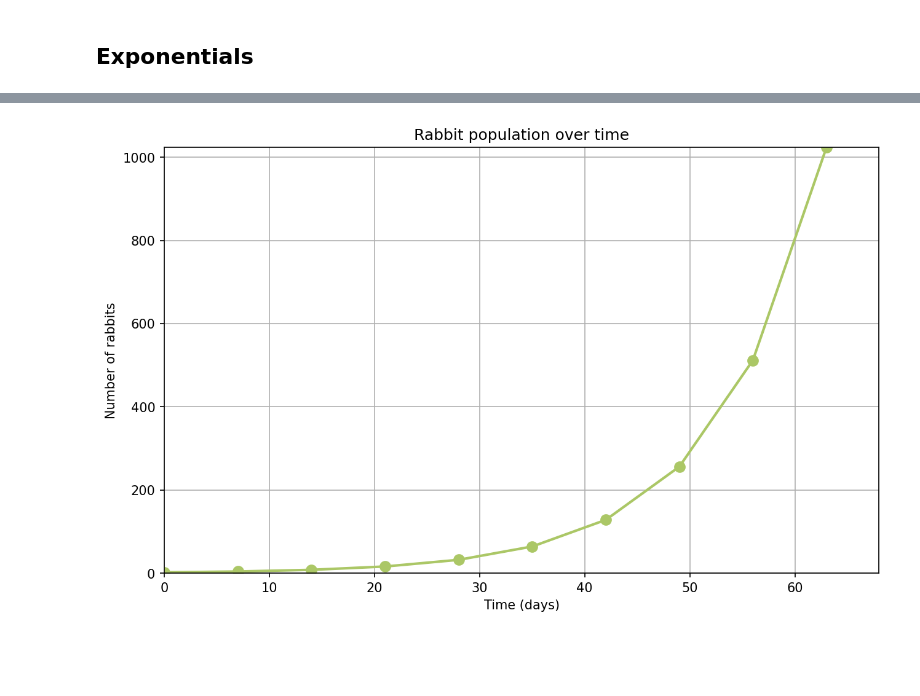
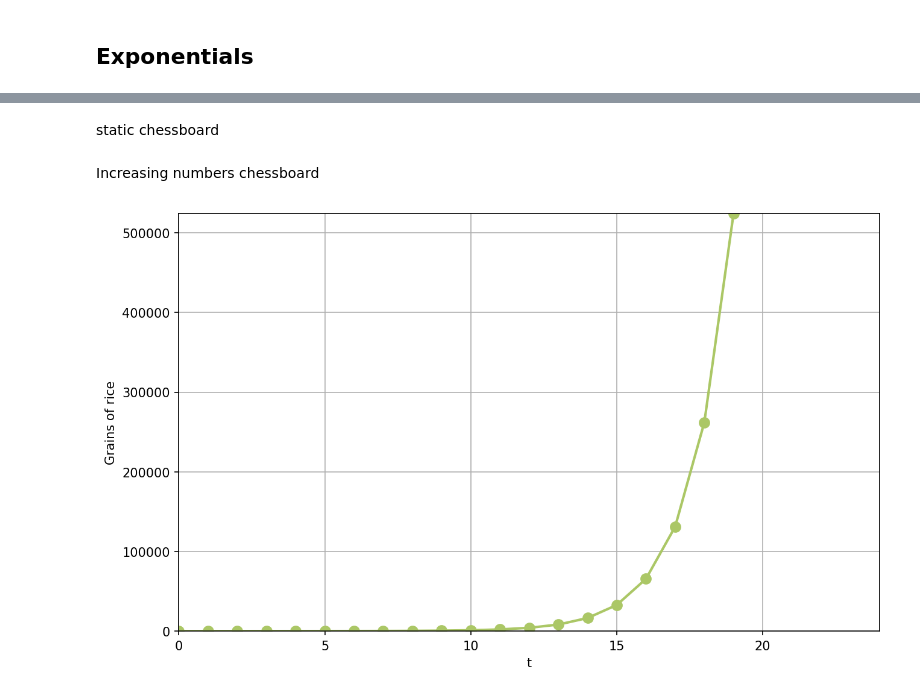
Before and after one commit to Bea-Taylor/CASA007_lectures, a Jupyter notebook: L2_graphics.ipynb, the cells around one changed output, grey strips where cells are left out. Cells and saved outputs as stored; diff of their text form; code cells hidden in the pictures; blank space fills up the shorter version.

```diff
--- a/L2_graphics.ipynb
+++ b/L2_graphics.ipynb
@@ -378,6 +380,8 @@ frames[0].save(
     loop=1,
     transparency=0
 )
+# %% [markdown]
+static chessboard
 # %%
 board_size = 8
 
@@ -428,3 +432,5 @@ ax.set_aspect('equal')
 # Save as PNG
 plt.savefig('L2_images/chessboard_numbers.png', dpi=200, transparent=True)
 plt.close()
+# %% [markdown]
+Increasing numbers chessboard
@@ -431,40 +513,40 @@ plt.close()
 # %%
 # Parameters
-N0 = 2         # initial number of rabbits
-doubling_days = 7
-num_points = 10  # number of points to show
+N0 = 1         # initial number of grains of rice
+doubling_days = 1
+num_points = 20  # number of points to show
 
 # Generate discrete time points (every 7 days)
 t_points = np.arange(0, doubling_days * num_points, doubling_days)
 N_points = N0 * 2**(t_points // doubling_days)
 
 # Set up figure
 fig, ax = plt.subplots(figsize=(10, 6), dpi=150)
 line, = ax.plot([], [], 'o-', color="#abc766", linewidth=2, markersize=8)
 ax.set_xlim(0, t_points[-1] + 5)
 ax.set_ylim(0, N_points[-1])
-ax.set_xlabel("Time (days)")
-ax.set_ylabel("Number of rabbits")
-ax.set_title("Rabbit population over time")
+ax.set_xlabel("t")
+ax.set_ylabel("Grains of rice")
+# ax.set_title("")
 ax.grid(True)
 
 # Animation update function
 def update(frame):
     # Show points up to current frame
     x_data = t_points[:frame + 1]
     y_data = N_points[:frame + 1]
     line.set_data(x_data, y_data)
     return line,
 
 fig.patch.set_alpha(0)       # figure background
 ax.set_facecolor("none")     # axes background
 
 # Create animation
 ani = FuncAnimation(fig, update, frames=len(t_points), interval=500, blit=True, repeat=True)
 
 # To save as GIF
-ani.save("L2_images/discrete_exponential.gif", writer="pillow", savefig_kwargs={"transparent": True})
+ani.save("L2_images/discrete_exponential_chess.gif", writer="pillow", savefig_kwargs={"transparent": True})
 
 plt.show()
 # %% [output]
-[figure, old version]
+[figure, new version]
```
Also changed, not shown: parts of 2 cells of this notebook, 18 other files.
